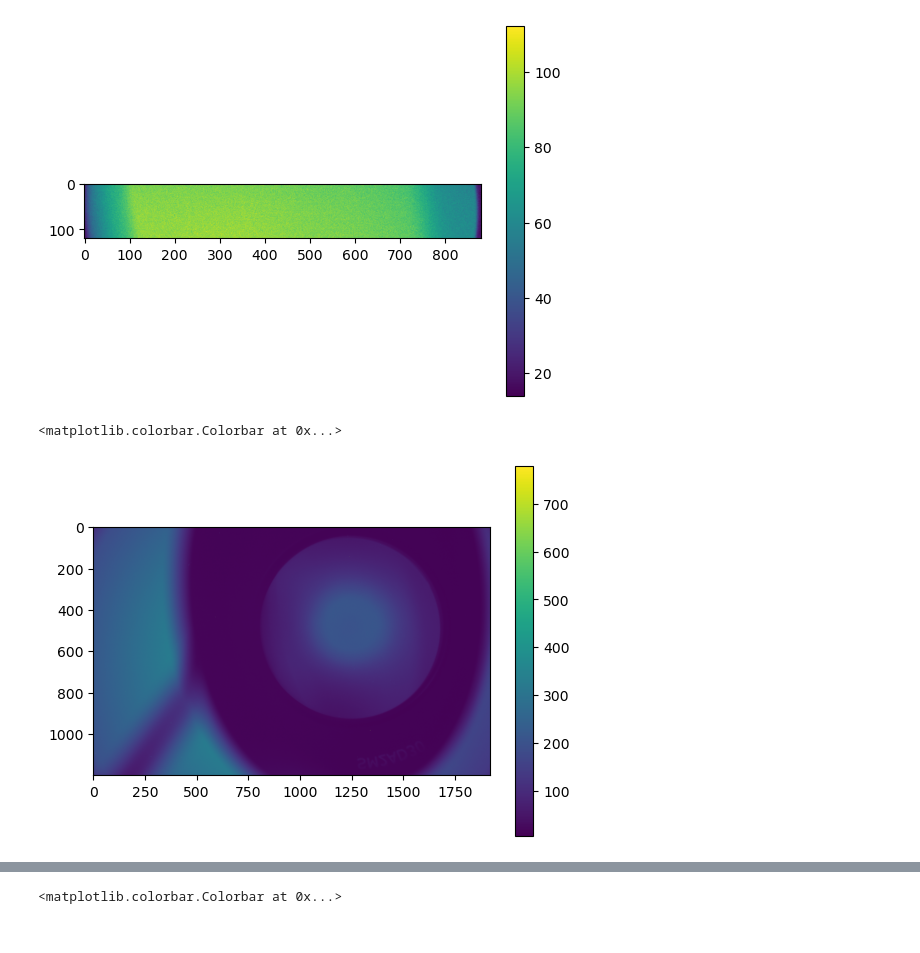
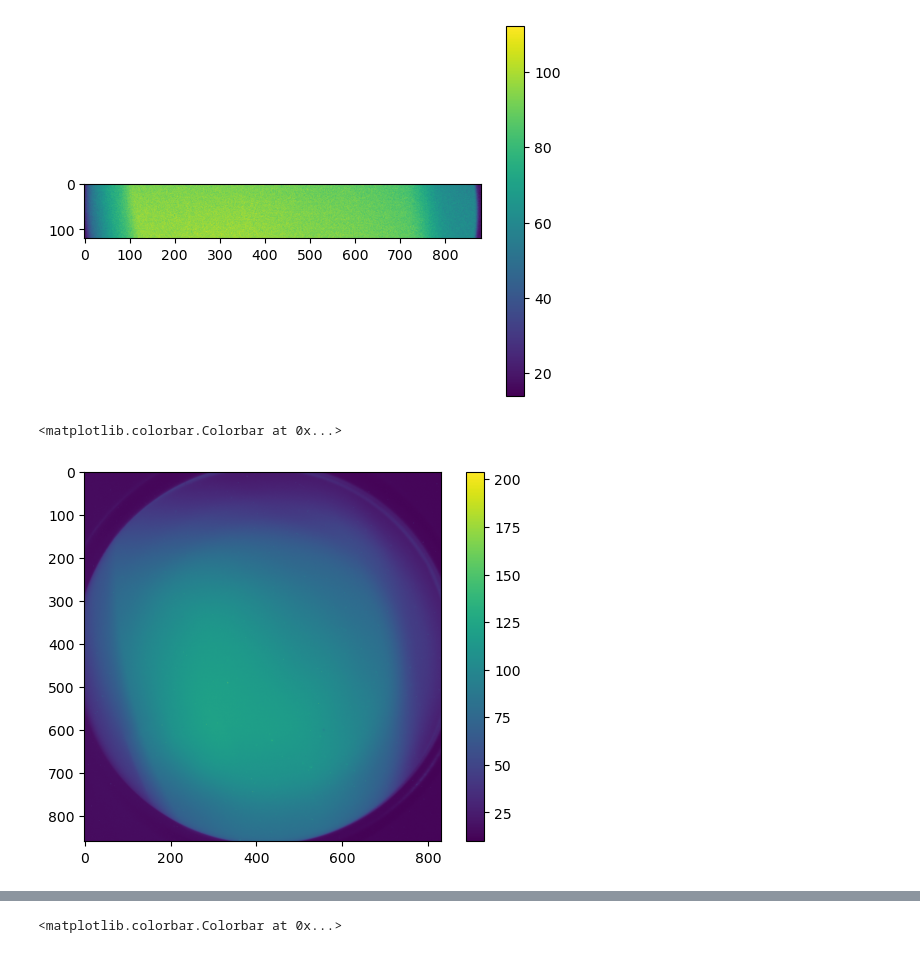
Before and after one commit to sabrinawaa/DPhil_Project, a Jupyter notebook: YAG_processing.ipynb, the cells around one changed output, grey strips where cells are left out. Drawn from its saved outputs; the diff is of its cells as text; code cells hidden in the pictures.

```diff
--- a/YAG_processing.ipynb
+++ b/YAG_processing.ipynb
@@ -157,4 +157,6 @@ def plot_dose1(dosemap, im_type):
 # %%
-file = h5py.File('CLARA_experiments/YAGS/images/CLA-USR-DIA-CAM-01_2026-03-05_15-12-49UTC_20_images_full.hdf', 'r')
+file = h5py.File('CLARA_experiments/YAGS/images/250Q_1.hdf', 'r')
 # file.visit()
 # file.close()|
+plt.imshow(file['Capture000001'])
+plt.colorbar()
@@ -184,13 +519,13 @@ pixel_calibration_YAG
 # %%
 img1 = file['Capture000001']#[250:700,900:1650]
 img1_arr = np.array(img1)
 # combined = sum(file[key][250:700,900:1650] for key in file.keys())
-average = sum(file[key][:] for key in file.keys())/len(file.keys())
-plt.imshow(img1_arr)
+average = sum(file[key][60:920,820:1650] for key in file.keys())/len(file.keys())
+plt.imshow(average)
 plt.colorbar()
 # %% [output]
 <matplotlib.colorbar.Colorbar at 0x...>
-[figure, old version]
+[figure, new version]
 # %%
 background_arr
 # %% [output]
```
Also changed, not shown: parts of 21 cells of this notebook, 20 other files.
